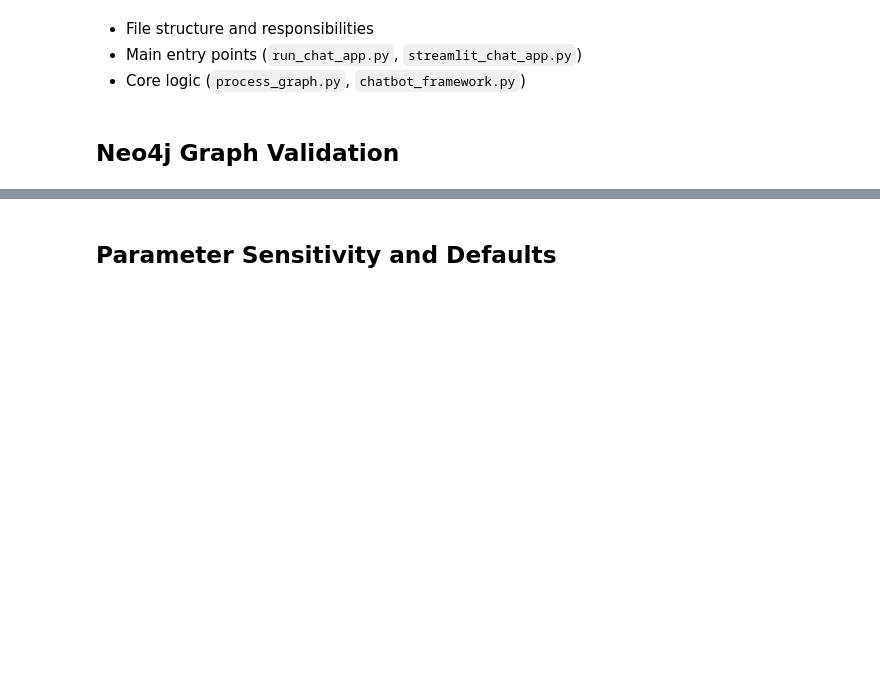
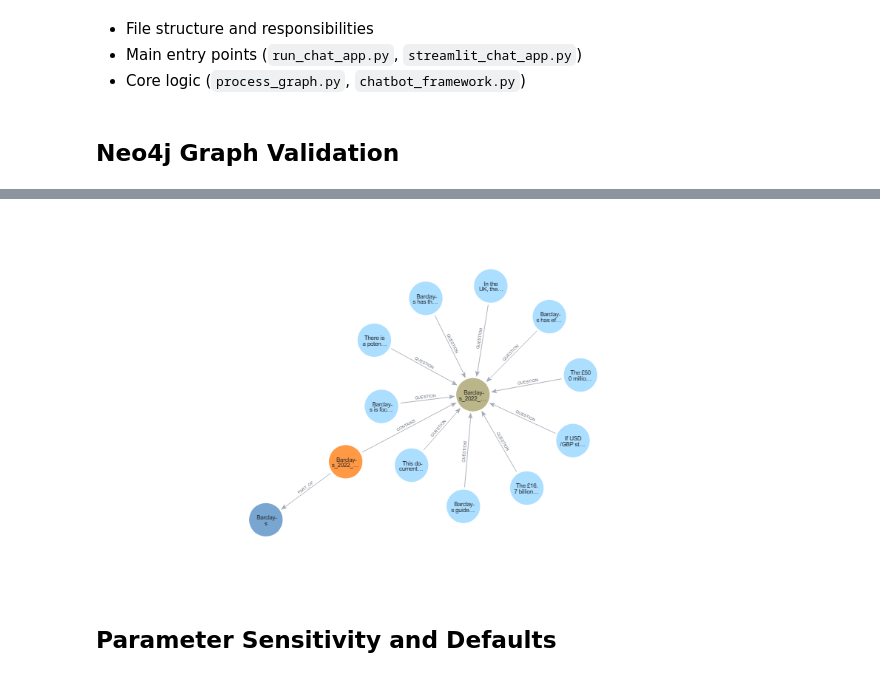
Before and after one commit to nicolas-voltier/Dream_Team-Employeer_project, a Jupyter notebook: notebook/Team4_CAM_EP_Assignment3_notebook_rag.ipynb, the cells around one changed output, grey strips where cells are left out. Cells and saved outputs as stored; diff of their text form; code cells hidden in the pictures; blank space fills up the shorter version.

```diff
--- a/notebook/Team4_CAM_EP_Assignment3_notebook_rag.ipynb
+++ b/notebook/Team4_CAM_EP_Assignment3_notebook_rag.ipynb
@@ -39,3 +43,8 @@ The visual below confirms that the Barclays graph structure is present and compl
+# %%
+from IPython.display import Image, display
+display(Image(filename='barclays_graph_structure.png'))
+# %% [output]
+[figure, added]
 # %% [markdown]
 ## Parameter Sensitivity and Defaults
 # %% [markdown]
```
Also changed, not shown: parts of 2 cells of this notebook.
